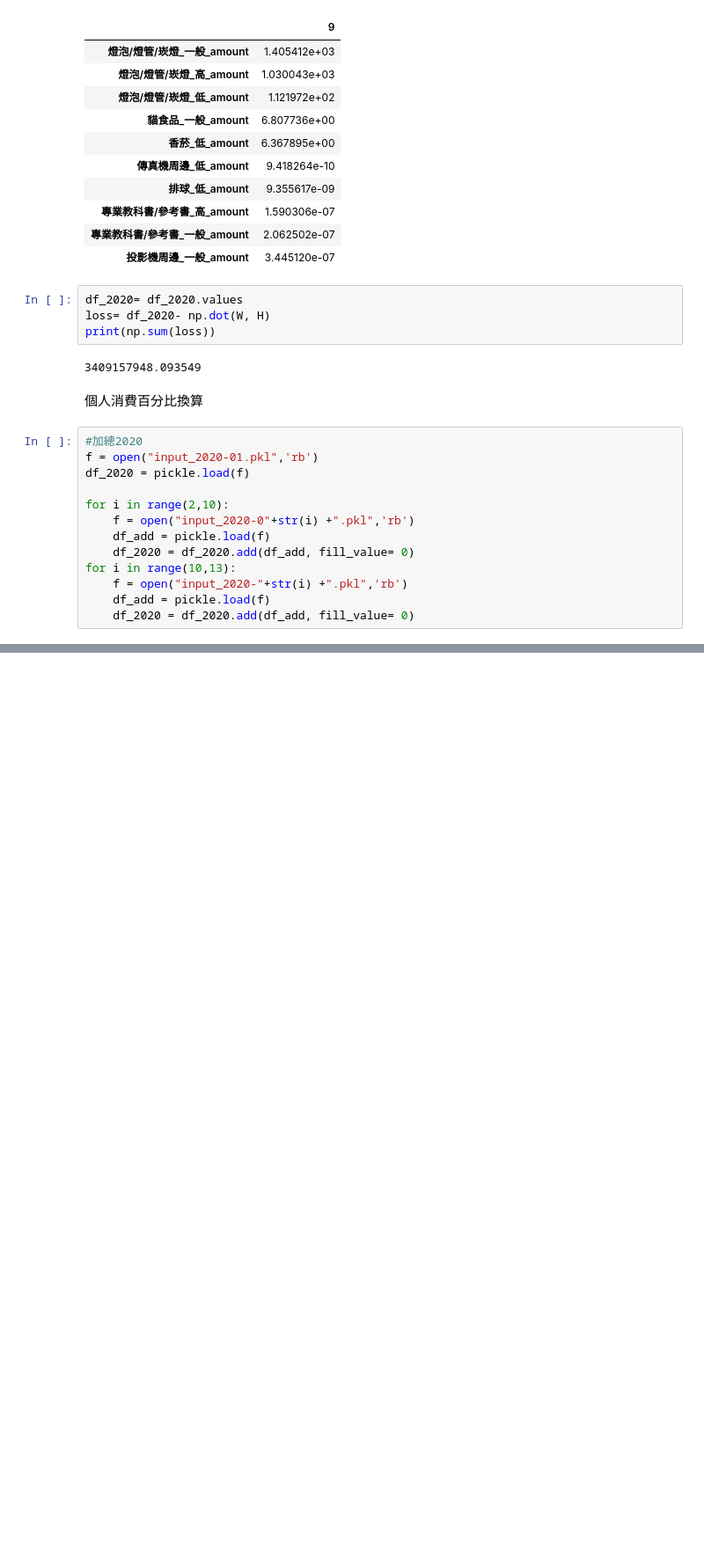
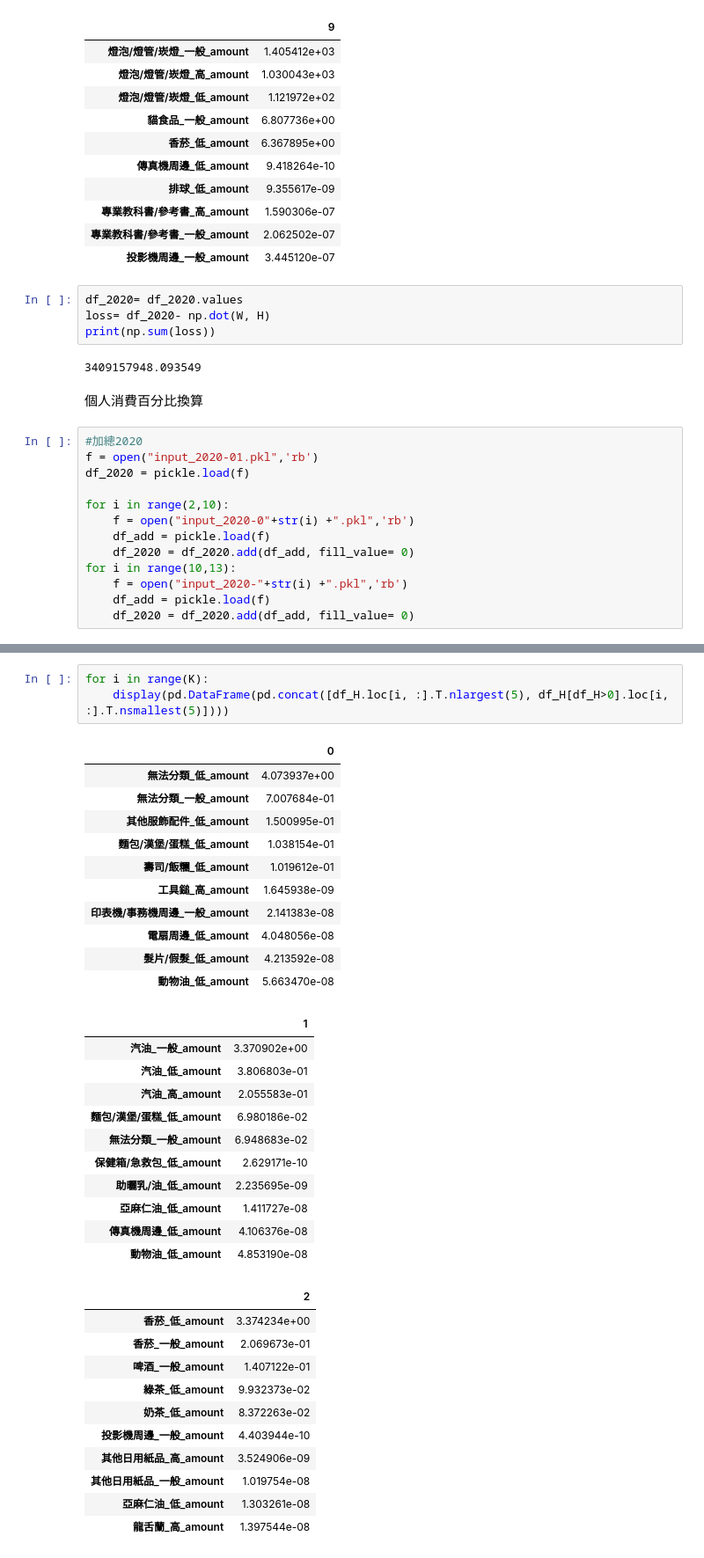
Before and after one commit to DylanJoo/codes.customer.characteristics, a Jupyter notebook: NMF.ipynb, the cells around one changed output, grey strips where cells are left out. Shown: that part at 88% size. Drawn from its saved outputs; the diff is of its cells as text; blank space fills up the shorter version.

```diff
--- a/NMF.ipynb
+++ b/NMF.ipynb
@@ -277,0 +289,37 @@ df_2020.loc[]
+# %%
+for i in range(K):
+    display(pd.DataFrame(pd.concat([df_H.loc[i, :].T.nlargest(5), df_H[df_H>0].loc[i, :].T.nsmallest(5)])))
+# %% [output]
+|  | 0 |
+| 無法分類_低_amount | 4.073937e+00 |
+| 無法分類_一般_amount | 7.007684e-01 |
+| 其他服飾配件_低_amount | 1.500995e-01 |
+| 麵包/漢堡/蛋糕_低_amount | 1.038154e-01 |
+| 壽司/飯糰_低_amount | 1.019612e-01 |
+| 工具鎚_高_amount | 1.645938e-09 |
+| 印表機/事務機周邊_一般_amount | 2.141383e-08 |
+| 電扇周邊_低_amount | 4.048056e-08 |
+| 髮片/假髮_低_amount | 4.213592e-08 |
+| 動物油_低_amount | 5.663470e-08 |
+|  | 1 |
+| 汽油_一般_amount | 3.370902e+00 |
+| 汽油_低_amount | 3.806803e-01 |
+| 汽油_高_amount | 2.055583e-01 |
+| 麵包/漢堡/蛋糕_低_amount | 6.980186e-02 |
+| 無法分類_一般_amount | 6.948683e-02 |
+| 保健箱/急救包_低_amount | 2.629171e-10 |
+| 助曬乳/油_低_amount | 2.235695e-09 |
+| 亞麻仁油_低_amount | 1.411727e-08 |
+| 傳真機周邊_低_amount | 4.106376e-08 |
+| 動物油_低_amount | 4.853190e-08 |
+|  | 2 |
+| 香菸_低_amount | 3.374234e+00 |
+| 香菸_一般_amount | 2.069673e-01 |
+| 啤酒_一般_amount | 1.407122e-01 |
+| 綠茶_低_amount | 9.932373e-02 |
+| 奶茶_低_amount | 8.372263e-02 |
+| 投影機周邊_一般_amount | 4.403944e-10 |
+| 其他日用紙品_高_amount | 3.524906e-09 |
+| 其他日用紙品_一般_amount | 1.019754e-08 |
+| 亞麻仁油_低_amount | 1.303261e-08 |
+| 龍舌蘭_高_amount | 1.397544e-08 |
```
Also changed, not shown: parts of 8 cells of this notebook.
